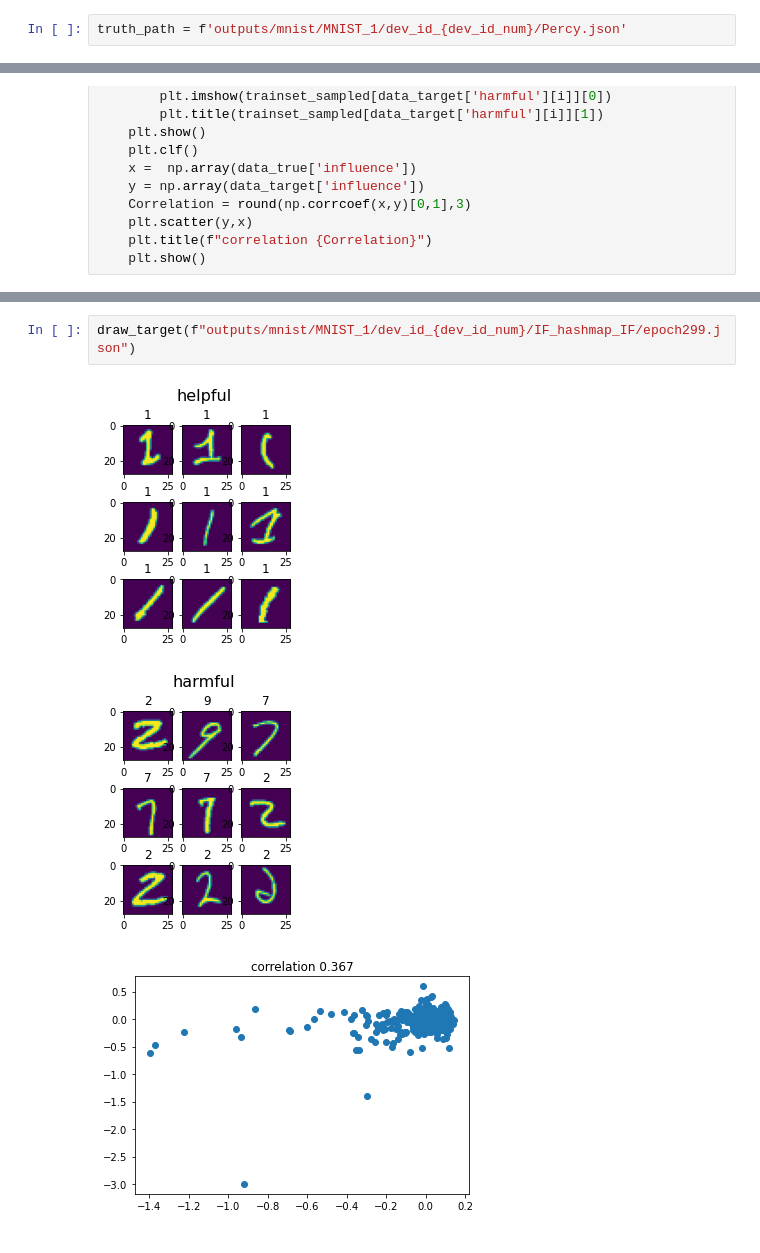
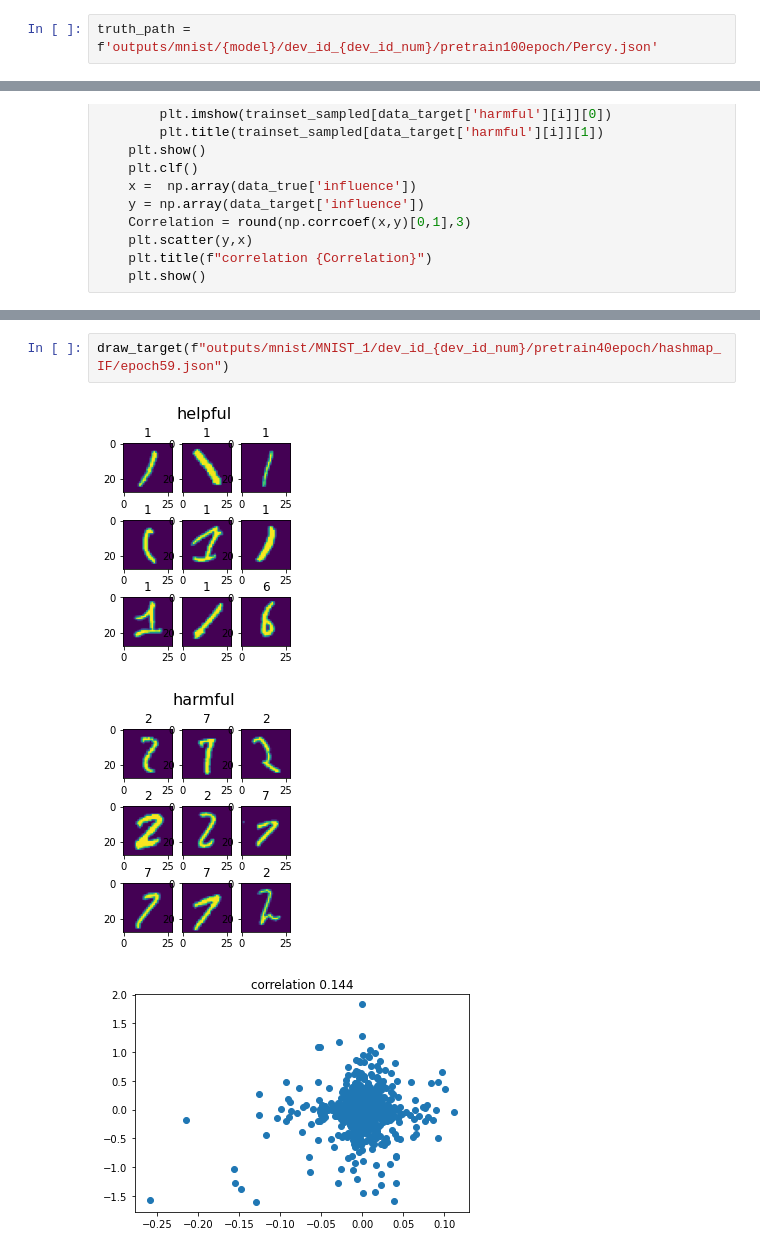
Before and after one commit to hage1005/IF_project, a Jupyter notebook: notebooks/visualize_notebooks/visulize correlation.ipynb, the cells around one changed output, grey strips where cells are left out. Cells and saved outputs as stored; diff of their text form.

```diff
--- a/notebooks/visualize_notebooks/visulize correlation.ipynb
+++ b/notebooks/visualize_notebooks/visulize correlation.ipynb
@@ -54,5 +55,5 @@ dev_id_num = 1
 # %%
-truth_path = f'outputs/mnist/MNIST_1/dev_id_{dev_id_num}/Percy.json'
+truth_path = f'outputs/mnist/{model}/dev_id_{dev_id_num}/pretrain100epoch/Percy.json'
 # %%
 # JSON file
 with open (truth_path, "r") as f:
@@ -113,7 +114,7 @@ draw_target(f"outputs/mnist/MNIST_1/dev_id_{dev_id_num}/Identity.json")
 # %%
-draw_target(f"outputs/mnist/MNIST_1/dev_id_{dev_id_num}/IF_hashmap_IF/epoch299.json")
+draw_target(f"outputs/mnist/MNIST_1/dev_id_{dev_id_num}/pretrain40epoch/hashmap_IF/epoch59.json")
 # %% [output]
-[figure, old version]
+[figure, new version]
-[figure, old version]
+[figure, new version]
-[figure, old version]
+[figure, new version]
 # %%
```
Also changed, not shown: parts of 5 cells of this notebook, 25 other files.
